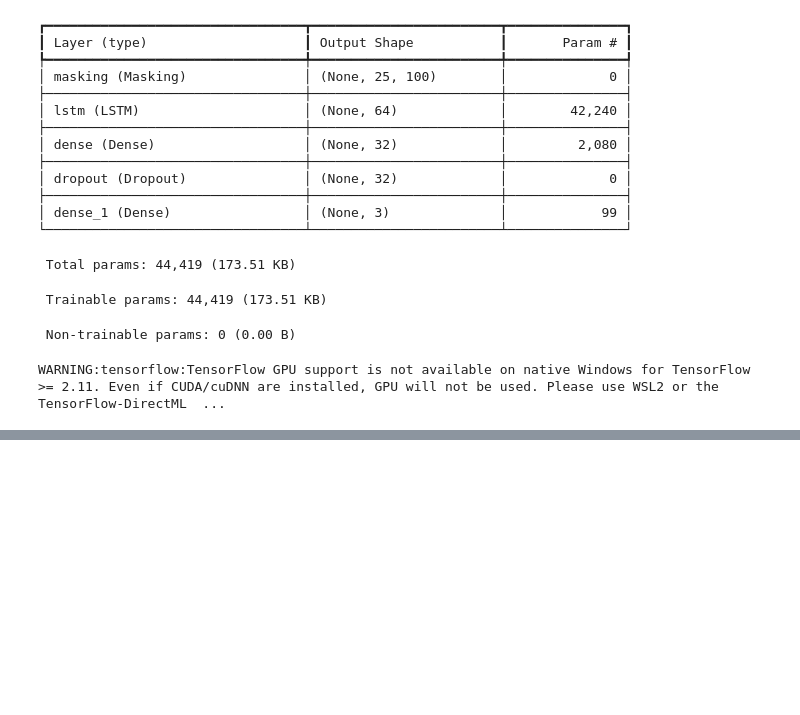
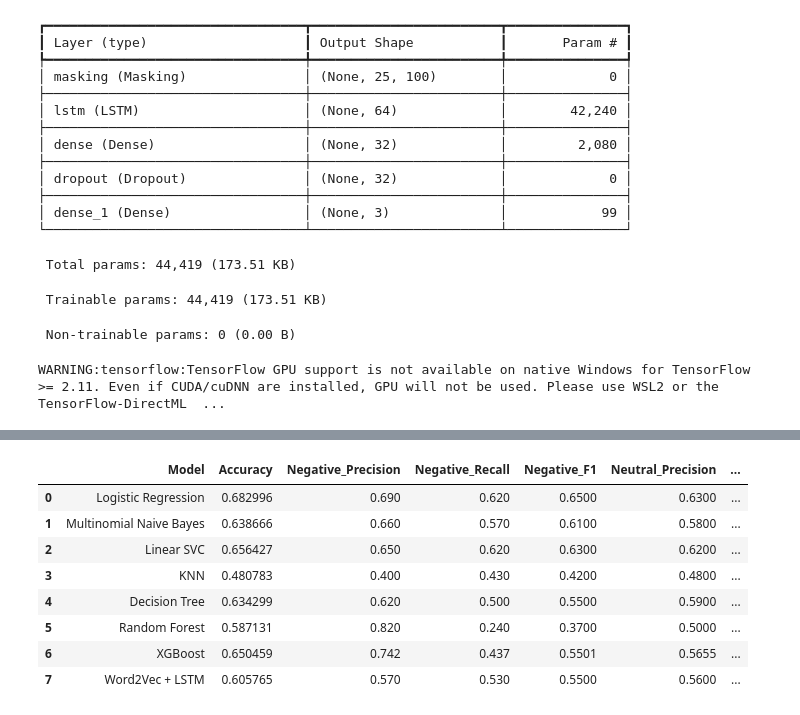
Before and after one commit to hassan07ansari/tweet-sentiment-analysis, a Jupyter notebook: Analysis.ipynb, the cells around one changed output, grey strips where cells are left out. Saved outputs shown, nothing was run; the diff lists cells and outputs as text; code cells hidden in the pictures; blank space fills up the shorter version.

```diff
--- a/Analysis.ipynb
+++ b/Analysis.ipynb
@@ -973,0 +1042,12 @@ Confusion Matrix:
+# %%
+results_df
+# %% [output]
+|  | Model | Accuracy | Negative_Precision | Negative_Recall | Negative_F1 | Neutral_Precision | ... |
+| 0 | Logistic Regression | 0.682996 | 0.690 | 0.620 | 0.6500 | 0.6300 | ... |
+| 1 | Multinomial Naive Bayes | 0.638666 | 0.660 | 0.570 | 0.6100 | 0.5800 | ... |
+| 2 | Linear SVC | 0.656427 | 0.650 | 0.620 | 0.6300 | 0.6200 | ... |
+| 3 | KNN | 0.480783 | 0.400 | 0.430 | 0.4200 | 0.4800 | ... |
+| 4 | Decision Tree | 0.634299 | 0.620 | 0.500 | 0.5500 | 0.5900 | ... |
+| 5 | Random Forest | 0.587131 | 0.820 | 0.240 | 0.3700 | 0.5000 | ... |
+| 6 | XGBoost | 0.650459 | 0.742 | 0.437 | 0.5501 | 0.5655 | ... |
+| 7 | Word2Vec + LSTM | 0.605765 | 0.570 | 0.530 | 0.5500 | 0.5600 | ... |
```
Also changed, not shown: parts of 23 cells of this notebook, 1 other file.
